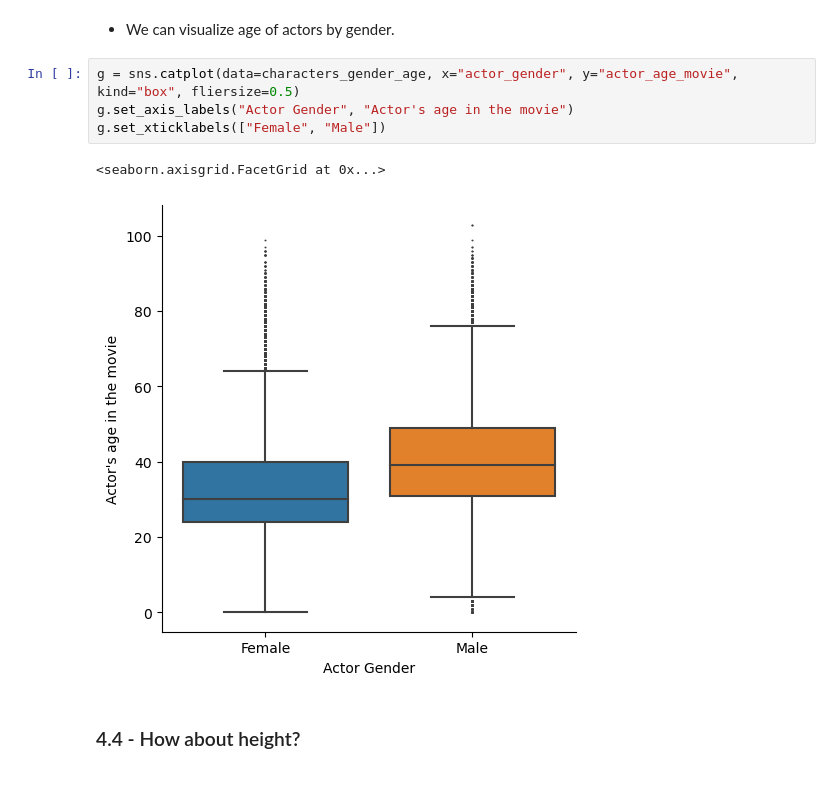
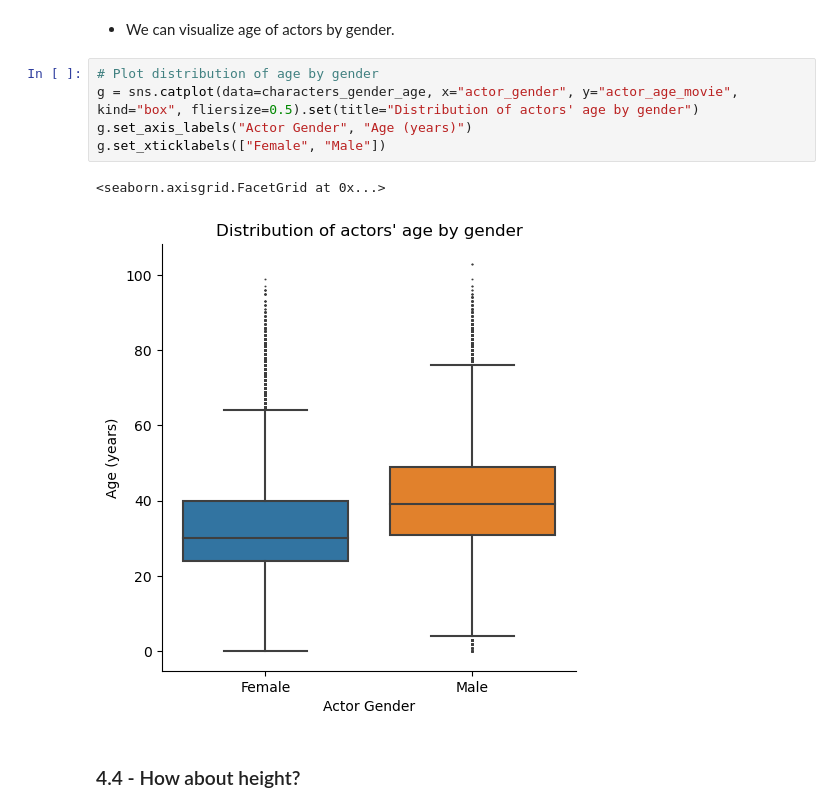
Before and after one commit to epfl-ada/ada-2022-project-armada, a Jupyter notebook: P2.ipynb, the cells around one changed output. Saved outputs shown, nothing was run; the diff lists cells and outputs as text; blank space fills up the shorter version.

```diff
--- a/P2.ipynb
+++ b/P2.ipynb
@@ -528,12 +494,13 @@ Text(0, 0.5, 'Age')
 # %% [markdown]
 - We can visualize age of actors by gender.
 # %%
-g = sns.catplot(data=characters_gender_age, x="actor_gender", y="actor_age_movie", kind="box", fliersize=0.5)
-g.set_axis_labels("Actor Gender", "Actor's age in the movie")
+# Plot distribution of age by gender
+g = sns.catplot(data=characters_gender_age, x="actor_gender", y="actor_age_movie", kind="box", fliersize=0.5).set(title="Distribution of actors' age by gender")
+g.set_axis_labels("Actor Gender", "Age (years)")
 g.set_xticklabels(["Female", "Male"])
 # %% [output]
 <seaborn.axisgrid.FacetGrid at 0x...>
-[figure, old version]
+[figure, new version]
 # %% [markdown]
 ### 4.4 - How about height?
 # %% [markdown]
```
Also changed, not shown: parts of 66 cells of this notebook.
